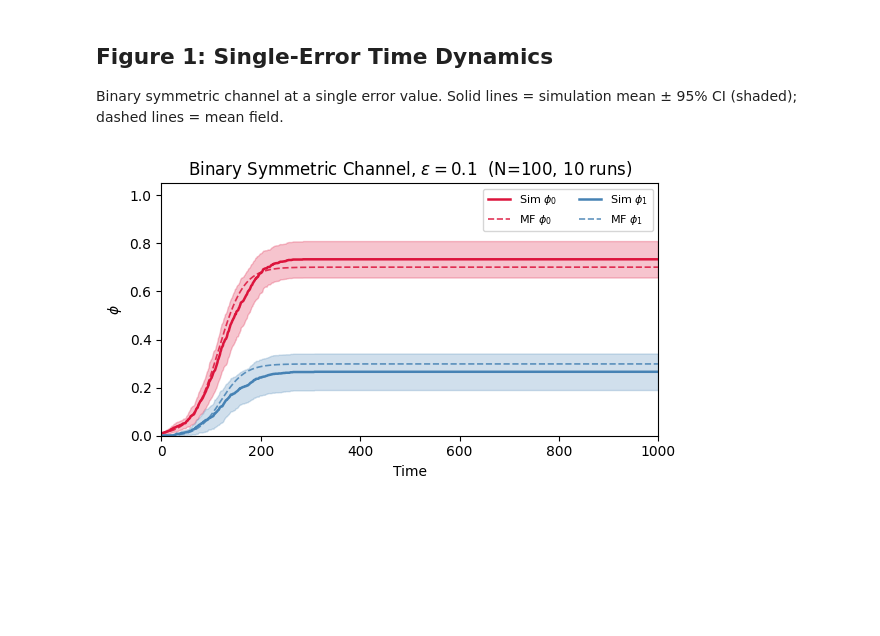
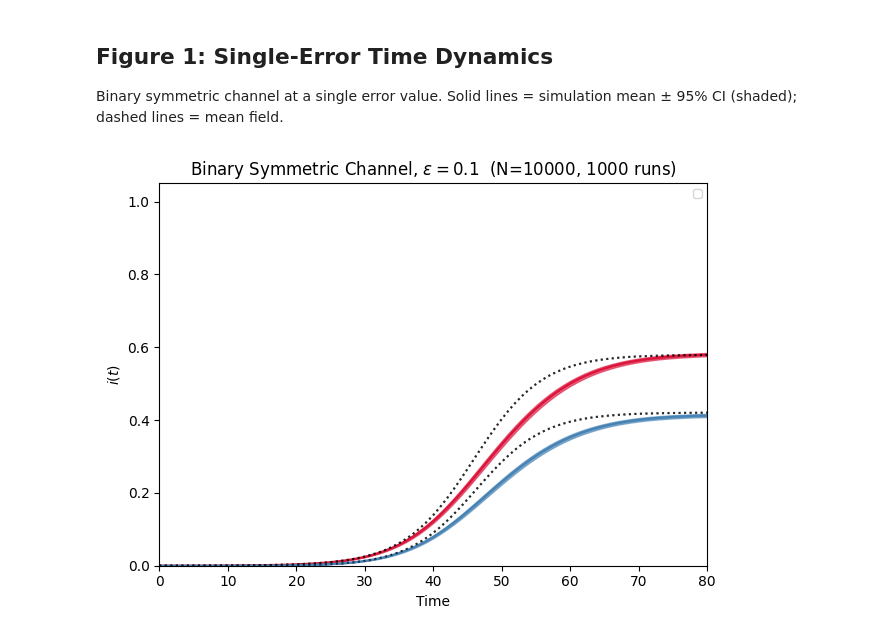
Before and after one commit to sagarkumar16/modeling-info-spread, a Jupyter notebook: notebooks/14-sk-paper-figures.ipynb, the cells around one changed output. Saved outputs shown, nothing was run; the diff lists cells and outputs as text; code cells hidden in the pictures; blank space fills up the shorter version.

Commit message:
New figures and notebook

```diff
--- a/notebooks/14-sk-paper-figures.ipynb
+++ b/notebooks/14-sk-paper-figures.ipynb
@@ -67,0 +110,19 @@ def run_comparison(channel, N, T, beta, k, num_runs):
+# %%
+def plot_simulation(sim_output,
+                    alpha: float = 0.3,
+                    colors: list = COLORS,
+                    mean_field: None | tuple = None
+                   ):
+
+    results, cis = sim_output
+    common_time, x = results
+    sim_lower, sim_higher = cis
+    for dim in range(x.shape[1]):
+        plt.plot(common_time, x[:, dim], color=colors[dim])
+        plt.fill_between(common_time, x[:, dim], sim_lower[:, dim],
+                                                 alpha=0.6, color=colors[dim])
+        plt.fill_between(common_time, x[:, dim], sim_higher[:, dim],
+                                                 alpha=0.6, color=colors[dim])
+        if mean_field is not None:
+            plt.plot(mean_field[0], mean_field[1], linestyle='dotted', alpha=0.6,
+                                            color='black', markersize=4)
@@ -72,38 +155,42 @@ Solid lines = simulation mean ± 95% CI (shaded); dashed lines = mean field.
 # %%
 epsilon = 0.1
 channel = single_flip_channel(1, epsilon)   # 2x2 binary symmetric
+num_runs = 1000
+N = 10000
+initial_state = np.array([1, 0])
+beta = 0.05
+k = 4
+max_time = 80
 
-analytic_arr, sim_mean, sim_ci = run_comparison(channel, N, T, beta, k, num_runs)
 
-t = np.arange(len(sim_mean))
-n_msg = channel.shape[0]
+binsym01_sim = simulate(num_runs=num_runs,
+                        channel=channel,
+                        N=N,
+                        initial_state=initial_state,
+                        beta=beta,
+                        k=k,
+                        max_time=max_time
+                       )
 
-fig, ax = plt.subplots(figsize=(6, 3.5))
+binsym01_mf = well_mixed_mean_field(channel=channel,
+                                    N=N,
+                                    initial_state=initial_state/N,
+                                    beta=beta,
+                                    k=k,
+                                    max_time=max_time,
+                                    common_time=binsym01_sim[0][0]
+                                   )
 
-for dim in range(n_msg):
-    color = COLORS[dim]
-    label = fr'$\phi_{dim}$'
+plot_simulation(binsym01_sim, mean_field=binsym01_mf)
 
-    # simulation
-    ax.plot(t, sim_mean[:, dim], color=color, lw=1.8, label=f'Sim {label}')
-    ax.fill_between(
-        t,
-        np.clip(sim_mean[:, dim] - sim_ci[:, dim], 0, 1),
-        np.clip(sim_mean[:, dim] + sim_ci[:, dim], 0, 1),
-        alpha=0.25, color=color
-    )
-
-    # mean field
-    ax.plot(t, analytic_arr[:, dim], color=color, lw=1.2,
-            linestyle='--', alpha=0.85, label=f'MF {label}')
-
-ax.set_xlabel('Time')
-ax.set_ylabel(r'$\phi$')
-ax.set_title(fr'Binary Symmetric Channel, $\varepsilon = {epsilon}$  (N={N}, {num_runs} runs)')
-ax.set_ylim(0, 1.05)
-ax.set_xlim(0, T)
-ax.legend(ncol=2, fontsize=8)
+plt.xlabel('Time')
+plt.ylabel(r'$i(t)$')
+plt.title(fr'Binary Symmetric Channel, $\varepsilon = {epsilon}$  (N={N}, {num_runs} runs)')
+plt.ylim(0, 1.05)
+plt.xlim(0, max_time)
+plt.legend(ncol=2, fontsize=8)
 plt.tight_layout()
+#plt.savefig('/home/sagar/modeling-info-spread/reports/figures/PRE_figs/well_mixed_fit_01.pdf')
 plt.show()
 # %% [output]
-[figure, old version]
+[figure, new version]
```
Also changed, not shown: parts of 24 cells of this notebook, 7 other files.
